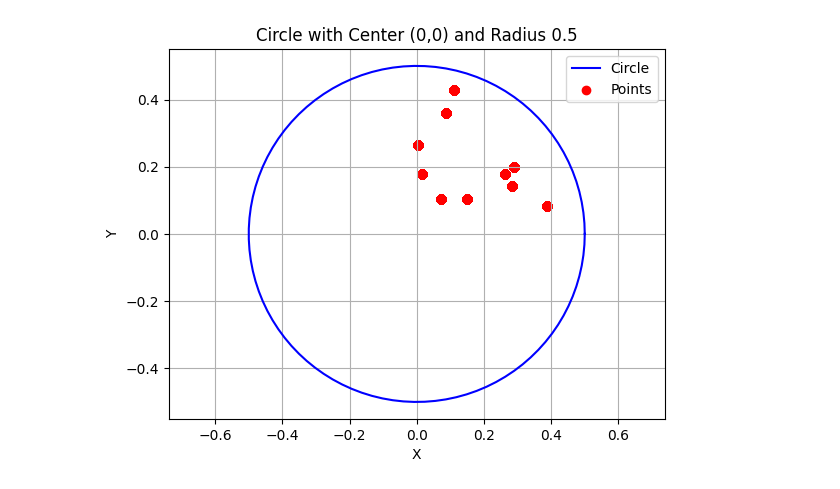
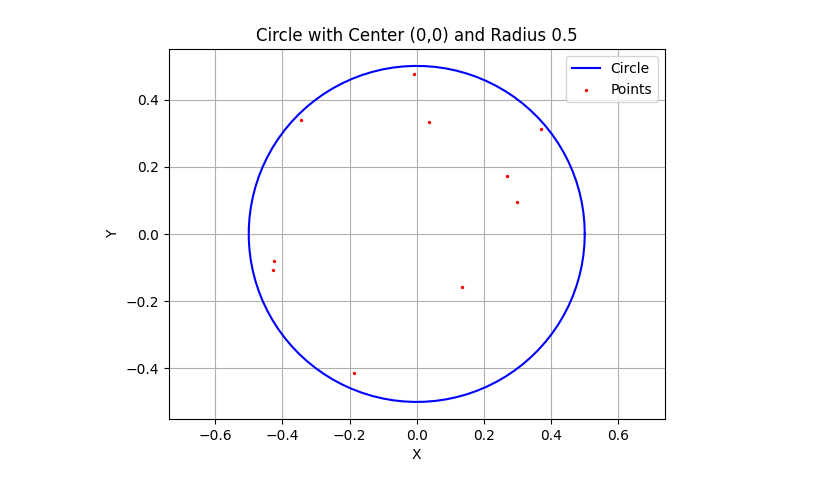
Before and after one commit to namelew/MonteCarloPointDistribution, a Jupyter notebook: notebooks/CirclesPlot.ipynb, the cells around one changed output. Saved outputs shown, nothing was run; the diff lists cells and outputs as text; code cells hidden in the pictures.

Commit message:
Solving point generation problem and adding the points plot on notebook

```diff
--- a/notebooks/CirclesPlot.ipynb
+++ b/notebooks/CirclesPlot.ipynb
@@ -26,9 +26,15 @@ import numpy as np
 import matplotlib.pyplot as plt
 # %%
 # Creating constants
-POINST_FILENAME = "monte-carlo-simulation-points-83309200_10_3_0.500000.csv"
-RESULTS_FILENAME = "monte-carlo-simulation-results-83309200_10_3_0.500000.csv"
+POINST_FILENAME_SCENARIO_0 = "monte-carlo-simulation-points-0_42_10_6_0.500000.csv"
+RESULTS_FILENAME_SCENARIO_0 = "monte-carlo-simulation-results-0_42_10_6_0.500000.csv"
+POINST_FILENAME_SCENARIO_1 = "monte-carlo-simulation-points-1_42_10_6_0.500000.csv"
+RESULTS_FILENAME_SCENARIO_1 = "monte-carlo-simulation-results-1_42_10_6_0.500000.csv"
+
+R=1
 # %%
-results_df = pd.read_csv('./../'+RESULTS_FILENAME)
-points_df = pd.read_csv('./../'+POINST_FILENAME)
+results_s0_df = pd.read_csv('./../'+RESULTS_FILENAME_SCENARIO_0)
+points_s0_df = pd.read_csv('./../'+POINST_FILENAME_SCENARIO_0)
+results_s1_df = pd.read_csv('./../'+RESULTS_FILENAME_SCENARIO_1)
+points_s1_df = pd.read_csv('./../'+POINST_FILENAME_SCENARIO_1)
 # %%
@@ -58,5 +88,13 @@ points_df.describe()
+# %%
+def getExperimentSample(df:pd.DataFrame, r:int) -> pd.DataFrame:
+    filtered_df = df[df['number-of-runs(r)'] == r]
+    sampled_df = filtered_df.sample(n=filtered_df['number-of-points(k)'].iloc[0], random_state=1)
+
+    return sampled_df
 # %%
 # Assuming you have already read the CSV file and stored it in points_df
+
+points_df = getExperimentSample(points_s0_df, R)
 
 # Extract radius from DataFrame
 radius = points_df['radius'].iloc[0]
@@ -65,32 +103,32 @@ radius = points_df['radius'].iloc[0]
 theta = np.linspace(0, 2*np.pi, 100)
 x_circle = radius * np.cos(theta)
 y_circle = radius * np.sin(theta)
 
 # Create a new figure and axis
 fig, ax = plt.subplots()
 
 # Plot the circle with center (0,0)
 ax.plot(x_circle, y_circle, label='Circle', color='b')
 
 # Plot the points (optional)
-ax.scatter(points_df['x'], points_df['y'], color='r', label='Points')
+ax.scatter(points_df['x'], points_df['y'], color='r', label='Points', s=2)
 
 # Set plot limits based on the maximum absolute value of x and y coordinates
 max_range = max(np.abs(points_df[['x', 'y']].values).max(), radius)
 ax.set_xlim(-max_range, max_range)
 ax.set_ylim(-max_range, max_range)
 
 # Set labels and title
 ax.set_xlabel('X')
 ax.set_ylabel('Y')
 ax.set_title('Circle with Center (0,0) and Radius {}'.format(radius))
 
 # Add legend (optional)
 ax.legend()
 
 # Show the plot
 plt.grid(True)
 plt.axis('equal')  # Equal aspect ratio ensures the circle is circular
 plt.show()
 # %% [output]
-[figure, old version]
+[figure, new version]
```
Also changed, not shown: parts of 6 cells of this notebook, 4 other files.
